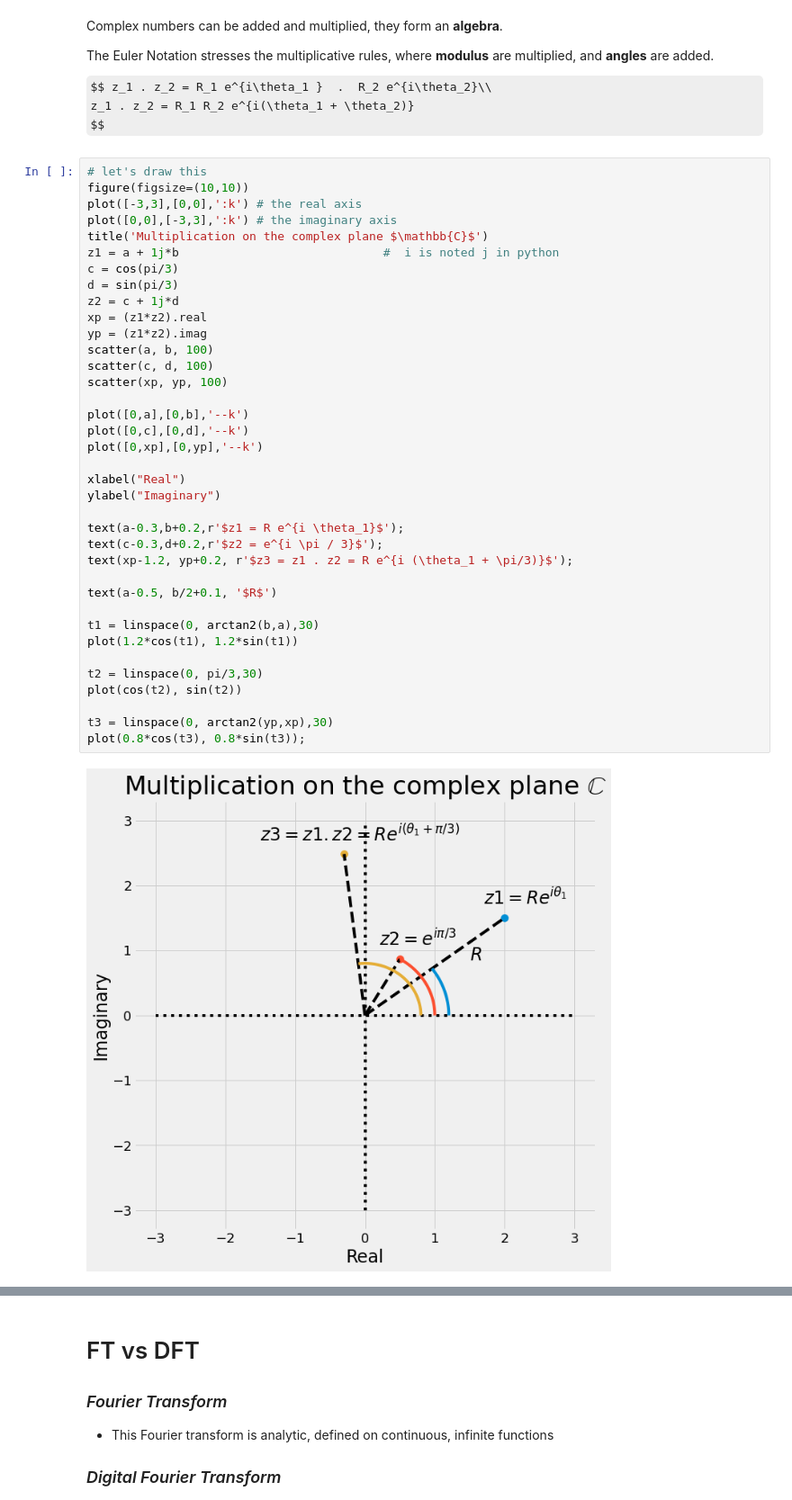
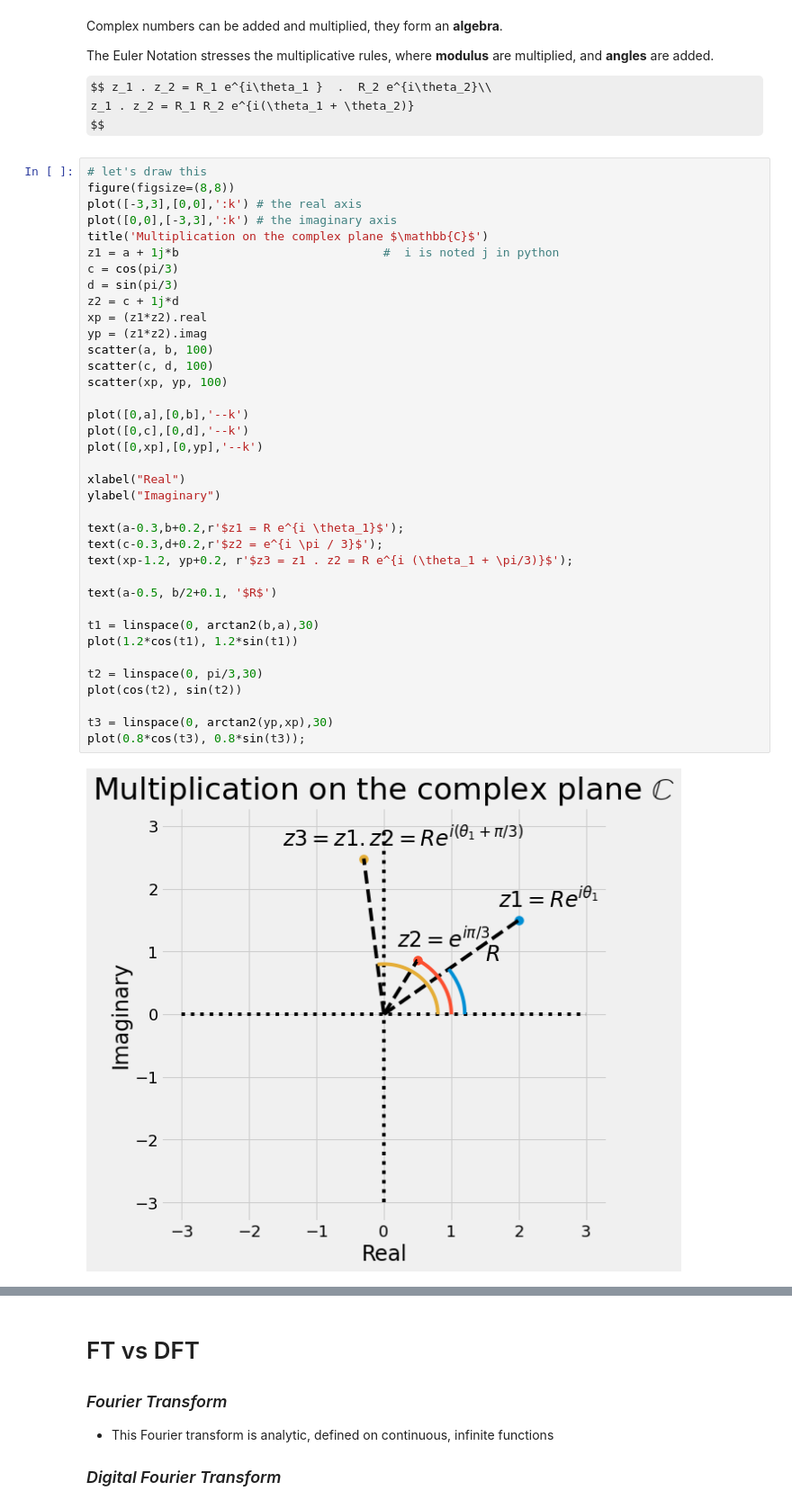
Before and after one commit to delsuc/2nd-AUS-FTICR, a Jupyter notebook: 1_FT.ipynb, the cells around one changed output, grey strips where cells are left out. Shown at 90% size. Cells and saved outputs as stored; diff of their text form; some formulas as TeX source.

```diff
--- a/1_FT.ipynb
+++ b/1_FT.ipynb
@@ -249,7 +275,7 @@ $$ z_1 . z_2 = R_1 e^{i\theta_1 }  .  R_2 e^{i\theta_2}\\
 $$
 # %%
 # let's draw this
-figure(figsize=(10,10))
+figure(figsize=(8,8))
 plot([-3,3],[0,0],':k') # the real axis
 plot([0,0],[-3,3],':k') # the imaginary axis
 title('Multiplication on the complex plane $\mathbb{C}$')
@@ -258,32 +284,32 @@ c = cos(pi/3)
 d = sin(pi/3)
 z2 = c + 1j*d
 xp = (z1*z2).real
 yp = (z1*z2).imag
 scatter(a, b, 100)
 scatter(c, d, 100)
 scatter(xp, yp, 100)
 
 plot([0,a],[0,b],'--k')
 plot([0,c],[0,d],'--k')
 plot([0,xp],[0,yp],'--k')
 
 xlabel("Real")
 ylabel("Imaginary")
 
 text(a-0.3,b+0.2,r'$z1 = R e^{i \theta_1}$');
 text(c-0.3,d+0.2,r'$z2 = e^{i \pi / 3}$');
 text(xp-1.2, yp+0.2, r'$z3 = z1 . z2 = R e^{i (\theta_1 + \pi/3)}$');
 
 text(a-0.5, b/2+0.1, '$R$')
 
 t1 = linspace(0, arctan2(b,a),30)
 plot(1.2*cos(t1), 1.2*sin(t1))
 
 t2 = linspace(0, pi/3,30)
 plot(cos(t2), sin(t2))
 
 t3 = linspace(0, arctan2(yp,xp),30)
 plot(0.8*cos(t3), 0.8*sin(t3));
 # %% [output]
-[figure, old version]
+[figure, new version]
 # %% [markdown]
```
Also changed, not shown: parts of 17 cells of this notebook, 16 other files.
